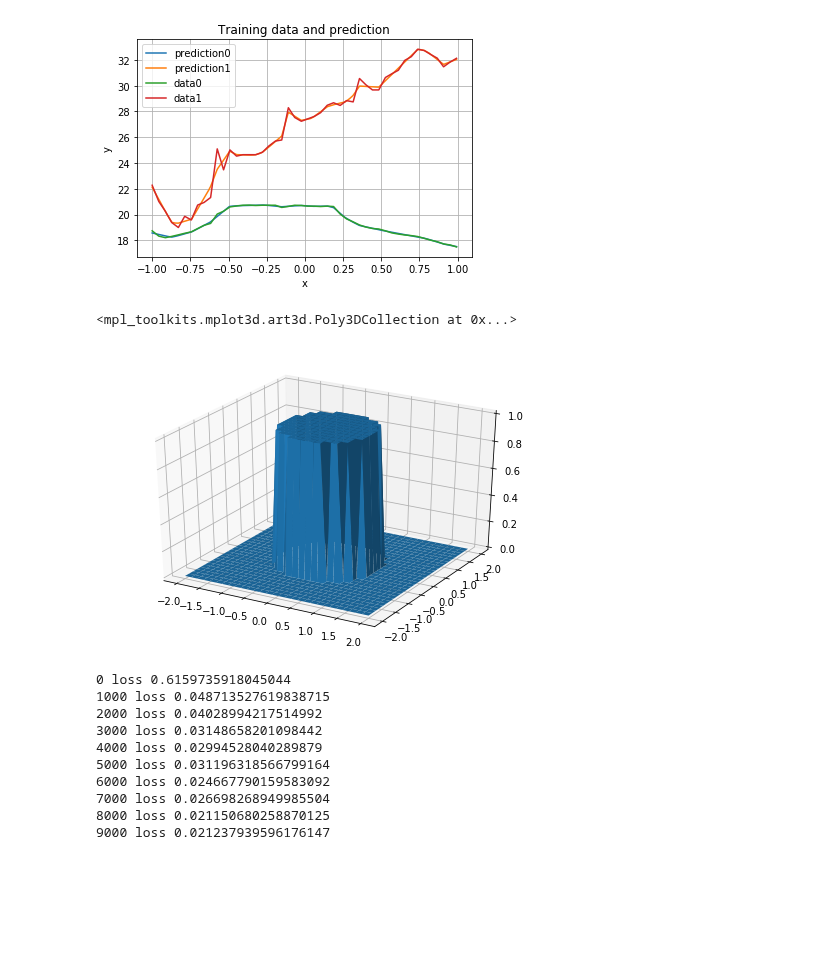
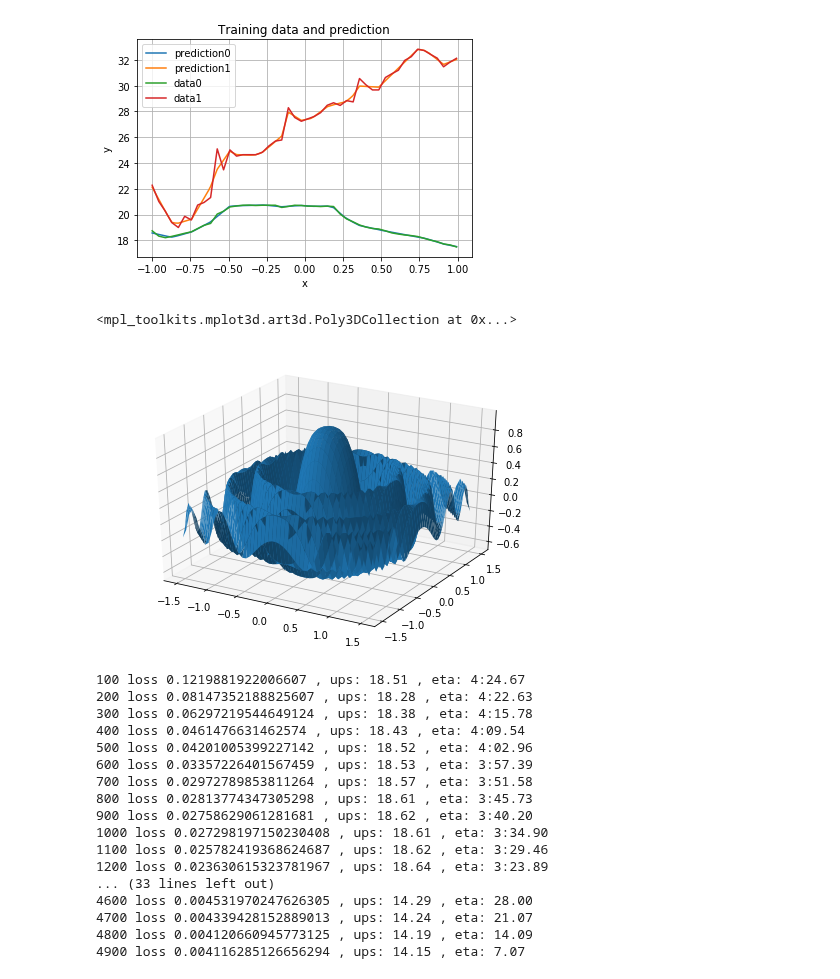
Before and after one commit to msakuta/notebooks, a Jupyter notebook: ChainerRegression.ipynb, the cells around one changed output. Saved outputs shown, nothing was run; the diff lists cells and outputs as text; code cells hidden in the pictures; blank space fills up the shorter version.

```diff
--- a/ChainerRegression.ipynb
+++ b/ChainerRegression.ipynb
@@ -136,15 +136,18 @@ class Regressor2(chainer.Chain):
         return self.l3(h2)
 # %%
-x = np.linspace(-2., 2., 30)
-y = np.linspace(-2., 2., 30)
+x = np.linspace(-1.5, 1.5, 50)
+y = np.linspace(-1.5, 1.5, 50)
 X, Y = np.meshgrid(x, y)
 X, Y = X.astype(np.float32), Y.astype(np.float32)
-well = (X ** 2 + Y ** 2 < 1 ** 2).astype(np.float32)
+def wellfun(x,y):
+    r = (x ** 2 + y ** 2)
+    return (np.cos(2 * np.pi * r) / (1 + r))
+well = wellfun(X,Y).astype(np.float32)
 
 fig = plt.figure()
 ax = Axes3D(fig)
 ax.plot_surface(X,Y,well)
 # %% [output]
 <mpl_toolkits.mplot3d.art3d.Poly3DCollection at 0x...>
-[figure, old version]
+[figure, new version]
 # %%
@@ -170,15 +181,22 @@ def run_train(trainx, trainy, epoch=10000, report_period=1000, regularize=0.0001
 # %%
 trainx = np.vstack((X.flat, Y.flat)).T
 trainy = np.array(well.flat)[np.newaxis].T
-model, loss_hist = run_train(trainx, trainy, regularize=0.00001)
+model, loss_hist = run_train(trainx, trainy, epoch=5000, report_period=100, report_period_seconds=5, regularize=0.00001)
 # %% [output]
-0 loss 0.6159735918045044
-1000 loss 0.048713527619838715
-2000 loss 0.04028994217514992
-3000 loss 0.03148658201098442
-4000 loss 0.02994528040289879
-5000 loss 0.031196318566799164
-6000 loss 0.024667790159583092
-7000 loss 0.026698268949985504
-8000 loss 0.021150680258870125
-9000 loss 0.021237939596176147
+100 loss 0.1219881922006607 , ups: 18.51 , eta: 4:24.67
+200 loss 0.08147352188825607 , ups: 18.28 , eta: 4:22.63
+300 loss 0.06297219544649124 , ups: 18.38 , eta: 4:15.78
+400 loss 0.0461476631462574 , ups: 18.43 , eta: 4:09.54
+500 loss 0.04201005399227142 , ups: 18.52 , eta: 4:02.96
+600 loss 0.03357226401567459 , ups: 18.53 , eta: 3:57.39
+700 loss 0.02972789853811264 , ups: 18.57 , eta: 3:51.58
+800 loss 0.02813774347305298 , ups: 18.61 , eta: 3:45.73
+900 loss 0.02758629061281681 , ups: 18.62 , eta: 3:40.20
+1000 loss 0.027298197150230408 , ups: 18.61 , eta: 3:34.90
+1100 loss 0.025782419368624687 , ups: 18.62 , eta: 3:29.46
+1200 loss 0.023630615323781967 , ups: 18.64 , eta: 3:23.89
+... (33 lines left out)
+4600 loss 0.004531970247626305 , ups: 14.29 , eta: 28.00
+4700 loss 0.004339428152889013 , ups: 14.24 , eta: 21.07
+4800 loss 0.004120660945773125 , ups: 14.19 , eta: 14.09
+4900 loss 0.004116285126656294 , ups: 14.15 , eta: 7.07
```
Also changed, not shown: parts of 5 cells of this notebook.
